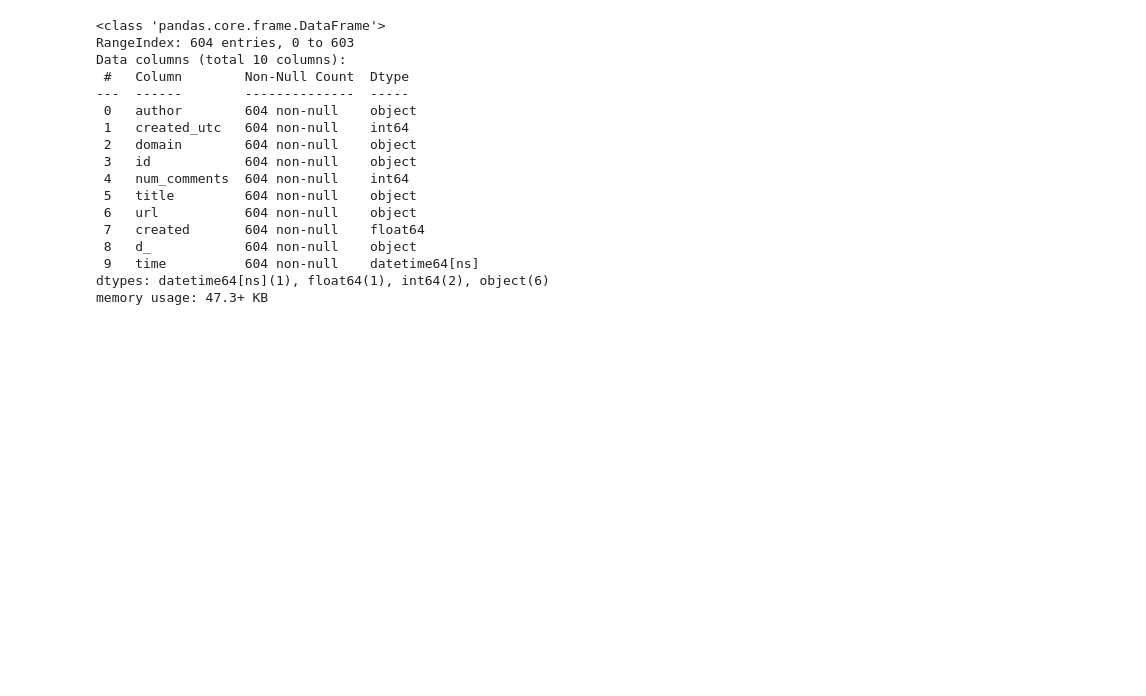
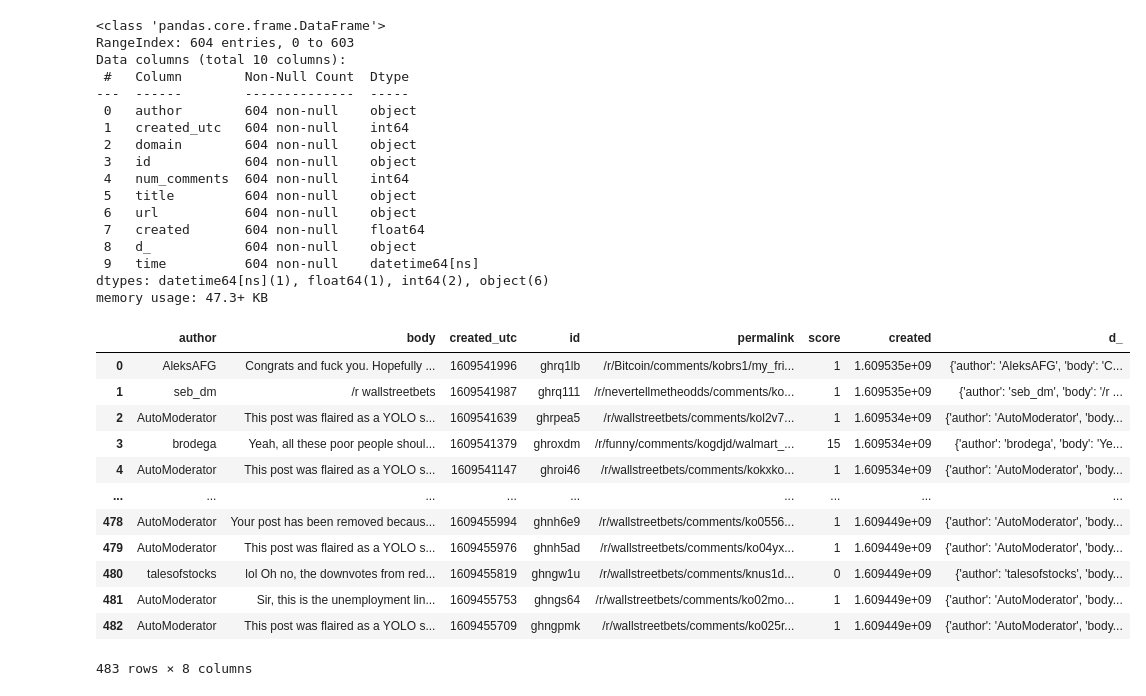
Before and after one commit to Jan-Burger/Bachelor-Thesis, a Jupyter notebook: notebooks/testnotebook.ipynb, the cells around one changed output. Saved outputs shown, nothing was run; the diff lists cells and outputs as text; code cells hidden in the pictures; blank space fills up the shorter version.

```diff
--- a/notebooks/testnotebook.ipynb
+++ b/notebooks/testnotebook.ipynb
@@ -74,7 +144,7 @@ memory usage: 47.3+ KB
 def data_prep_comments(term, start_time, end_time, filters, limit):
     if (len(filters) == 0):
         filters = ['id', 'author', 'created_utc',
-                   'body', 'permalink', 'subreddit']
+                   'body', 'permalink', "score"]
         #We set by default some usefull columns
 
     comments = list(api.search_comments(
@@ -88,9 +158,26 @@ def data_prep_comments(term, start_time, end_time, filters, limit):
 """Here we are going to get comments for a brief analysis"""
 term = 'wallstreetbets'            #Term we want to search for
 limit = 1000                #Number of elelemts
+filters = list()
 df_c = data_prep_comments(term, start_time,
                           end_time, filters, limit)
 #Call function for dataframe creation of comments
+# %%
+df_c
+# %% [output]
+|  | author | body | created_utc | id | permalink | score | created | d_ |
+| 0 | AleksAFG | Congrats and fuck you. Hopefully ... | 1609541996 | ghrq1lb | /r/Bitcoin/comments/kobrs1/my_fri... | 1 | 1.609535e+09 | {'author': 'AleksAFG', 'body': 'C... |
+| 1 | seb_dm | /r wallstreetbets | 1609541987 | ghrq111 | /r/nevertellmetheodds/comments/ko... | 1 | 1.609535e+09 | {'author': 'seb_dm', 'body': '/r ... |
+| 2 | AutoModerator | This post was flaired as a YOLO s... | 1609541639 | ghrpea5 | /r/wallstreetbets/comments/kol2v7... | 1 | 1.609534e+09 | {'author': 'AutoModerator', 'body... |
+| 3 | brodega | Yeah, all these poor people shoul... | 1609541379 | ghroxdm | /r/funny/comments/kogdjd/walmart_... | 15 | 1.609534e+09 | {'author': 'brodega', 'body': 'Ye... |
+| 4 | AutoModerator | This post was flaired as a YOLO s... | 1609541147 | ghroi46 | /r/wallstreetbets/comments/kokxko... | 1 | 1.609534e+09 | {'author': 'AutoModerator', 'body... |
+| ... | ... | ... | ... | ... | ... | ... | ... | ... |
+| 478 | AutoModerator | Your post has been removed becaus... | 1609455994 | ghnh6e9 | /r/wallstreetbets/comments/ko0556... | 1 | 1.609449e+09 | {'author': 'AutoModerator', 'body... |
+| 479 | AutoModerator | This post was flaired as a YOLO s... | 1609455976 | ghnh5ad | /r/wallstreetbets/comments/ko04yx... | 1 | 1.609449e+09 | {'author': 'AutoModerator', 'body... |
+| 480 | talesofstocks | lol Oh no, the downvotes from red... | 1609455819 | ghngw1u | /r/wallstreetbets/comments/knus1d... | 0 | 1.609449e+09 | {'author': 'talesofstocks', 'body... |
+| 481 | AutoModerator | Sir, this is the unemployment lin... | 1609455753 | ghngs64 | /r/wallstreetbets/comments/ko02mo... | 1 | 1.609449e+09 | {'author': 'AutoModerator', 'body... |
+| 482 | AutoModerator | This post was flaired as a YOLO s... | 1609455709 | ghngpmk | /r/wallstreetbets/comments/ko025r... | 1 | 1.609449e+09 | {'author': 'AutoModerator', 'body... |
+483 rows × 8 columns
 # %%
 df_c
 # %% [output]
```
Also changed, not shown: parts of 15 cells of this notebook.
